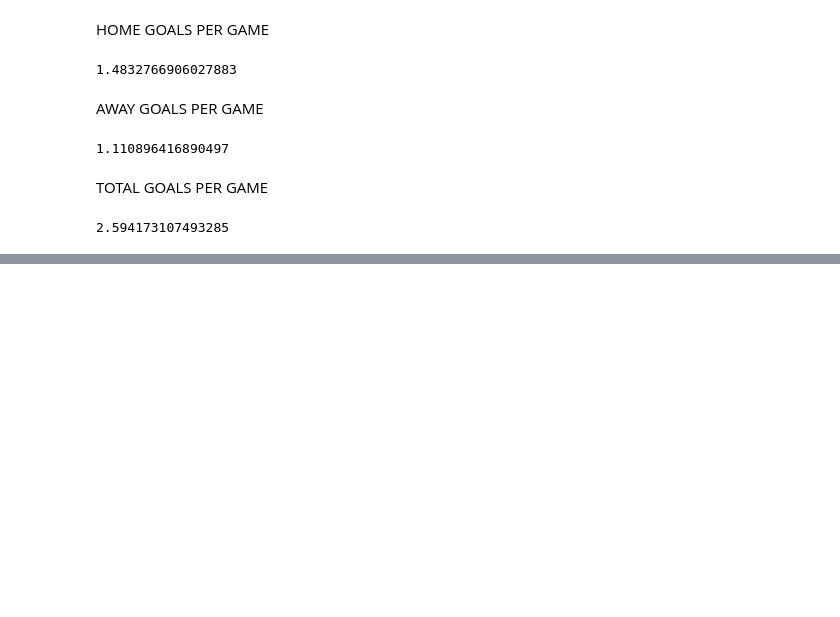
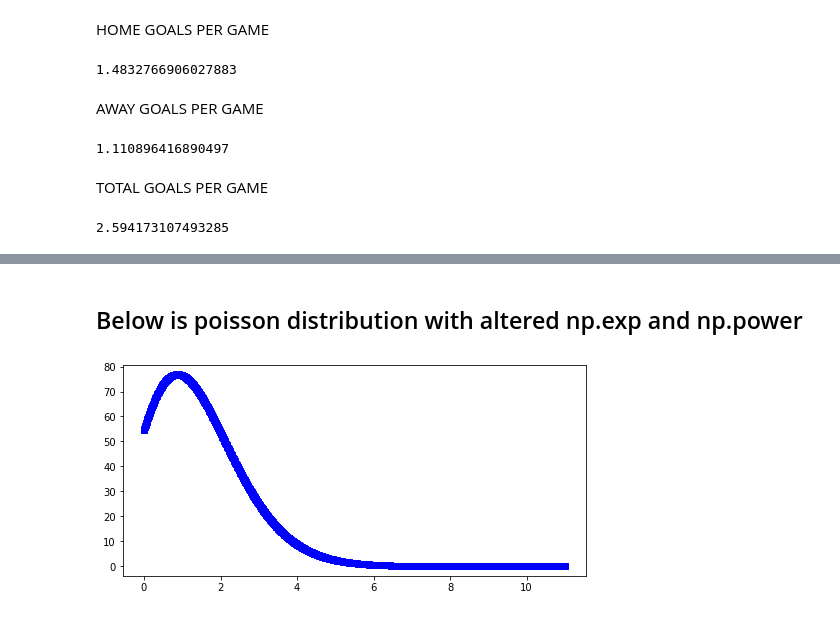
Before and after one commit to RyanJTalbot/bookcamp, a Jupyter notebook: world_cup/International Soccer DB/ISDB.ipynb, the cells around one changed output, grey strips where cells are left out. Saved outputs shown, nothing was run; the diff lists cells and outputs as text; code cells hidden in the pictures; blank space fills up the shorter version.

Commit message:
Add poisson

```diff
--- a/world_cup/International Soccer DB/ISDB.ipynb
+++ b/world_cup/International Soccer DB/ISDB.ipynb
@@ -196,0 +282,14 @@ TOTAL GOALS PER GAME
+# %% [markdown]
+## Below is poisson distribution with altered np.exp and np.power
+# %%
+import numpy as np
+import matplotlib.pyplot as plt
+from scipy.special import factorial
+
+t = np.arange(0, 11, 0.01)
+d = np.exp(4)*np.power(1.4, t)/factorial(t)
+
+plt.plot(t, d, 'bs')
+plt.show()
+# %% [output]
+[figure, added]
```
Also changed, not shown: parts of 9 cells of this notebook.
